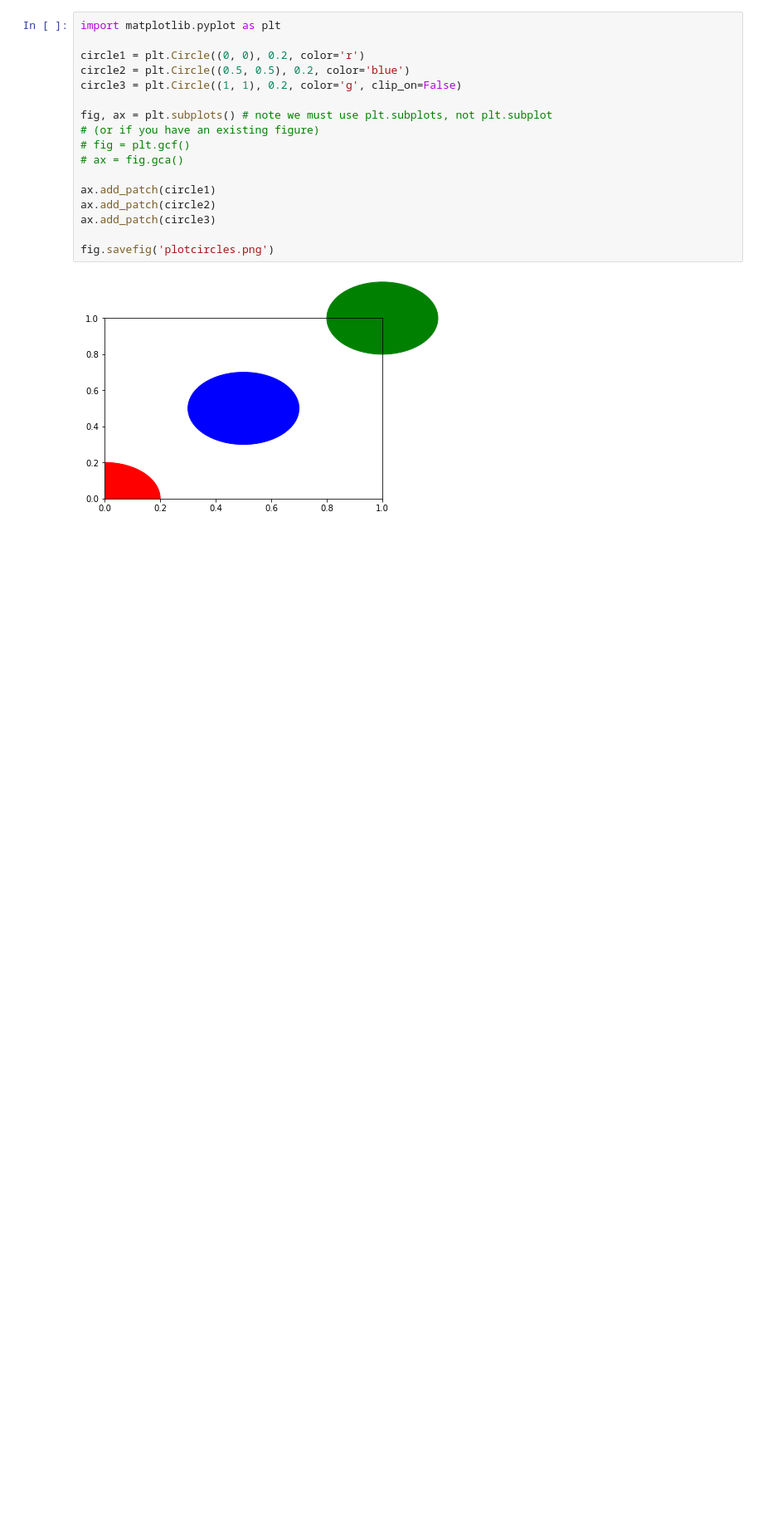
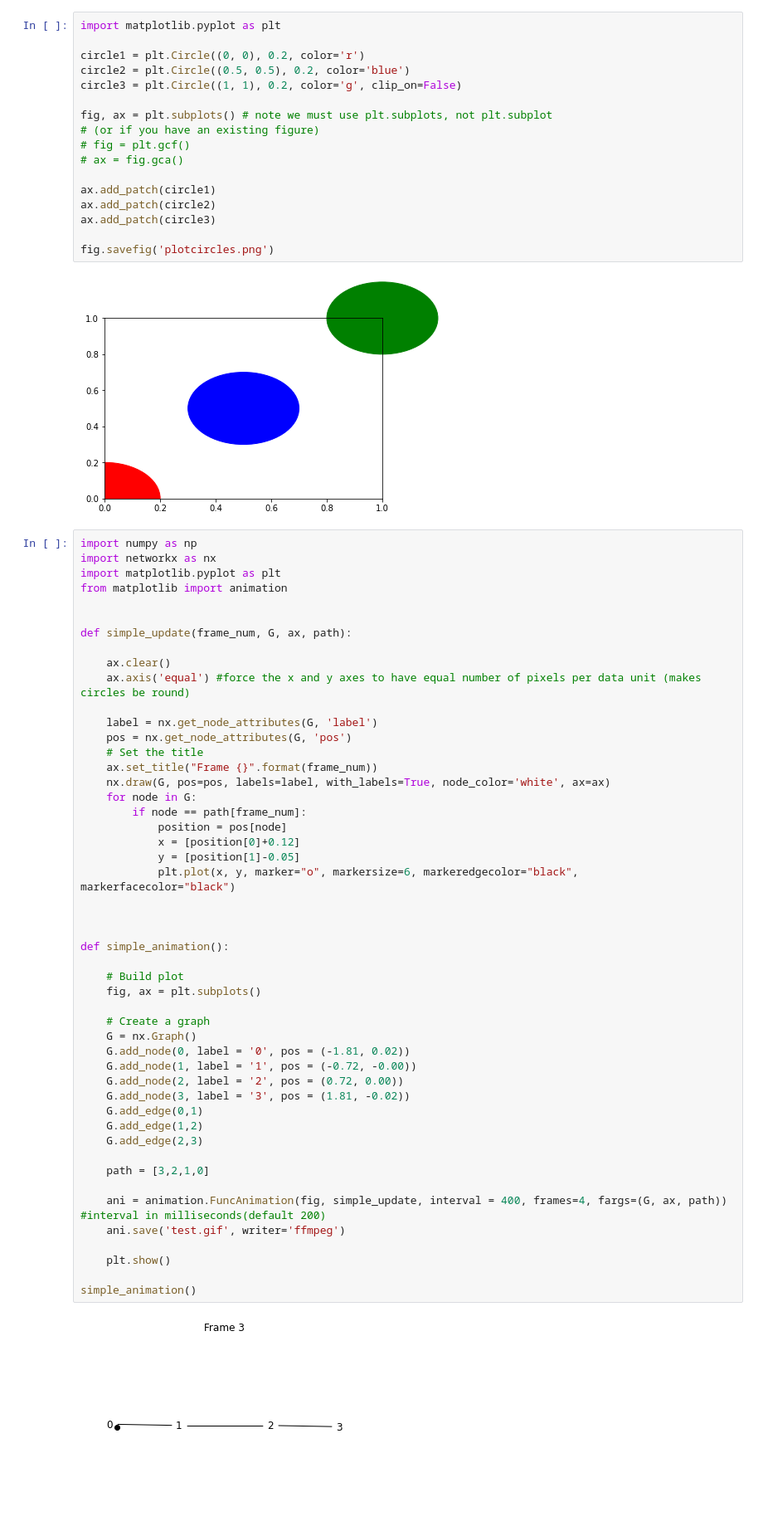
Before and after one commit to schulz-helena/soliton-implementation, a Jupyter notebook: framework-tests/animationTest.ipynb, the cells around one changed output. Shown at 83% size. Saved outputs shown, nothing was run; the diff lists cells and outputs as text; blank space fills up the shorter version.

```diff
--- a/framework-tests/animationTest.ipynb
+++ b/framework-tests/animationTest.ipynb
@@ -150,3 +150,54 @@ ax.add_patch(circle3)
 fig.savefig('plotcircles.png')
 # %% [output]
 [figure]
+# %%
+import numpy as np
+import networkx as nx
+import matplotlib.pyplot as plt
+from matplotlib import animation
+
+
+def simple_update(frame_num, G, ax, path):
+
+    ax.clear()
+    ax.axis('equal') #force the x and y axes to have equal number of pixels per data unit (makes circles be round)
+
+    label = nx.get_node_attributes(G, 'label')
+    pos = nx.get_node_attributes(G, 'pos')
+    # Set the title
+    ax.set_title("Frame {}".format(frame_num))
+    nx.draw(G, pos=pos, labels=label, with_labels=True, node_color='white', ax=ax)
+    for node in G:
+        if node == path[frame_num]:
+            position = pos[node]
+            x = [position[0]+0.12]
+            y = [position[1]-0.05]
+            plt.plot(x, y, marker="o", markersize=6, markeredgecolor="black", markerfacecolor="black")
+
+
+
+def simple_animation():
+
+    # Build plot
+    fig, ax = plt.subplots()
+
+    # Create a graph
+    G = nx.Graph()
+    G.add_node(0, label = '0', pos = (-1.81, 0.02))
+    G.add_node(1, label = '1', pos = (-0.72, -0.00))
+    G.add_node(2, label = '2', pos = (0.72, 0.00))
+    G.add_node(3, label = '3', pos = (1.81, -0.02))
+    G.add_edge(0,1)
+    G.add_edge(1,2)
+    G.add_edge(2,3)
+
+    path = [3,2,1,0]
+
+    ani = animation.FuncAnimation(fig, simple_update, interval = 400, frames=4, fargs=(G, ax, path)) #interval in milliseconds(default 200)
+    ani.save('test.gif', writer='ffmpeg')
+
+    plt.show()
+
+simple_animation()
+# %% [output]
+[figure, added]
```
Also changed, not shown: parts of 1 cell of this notebook.
